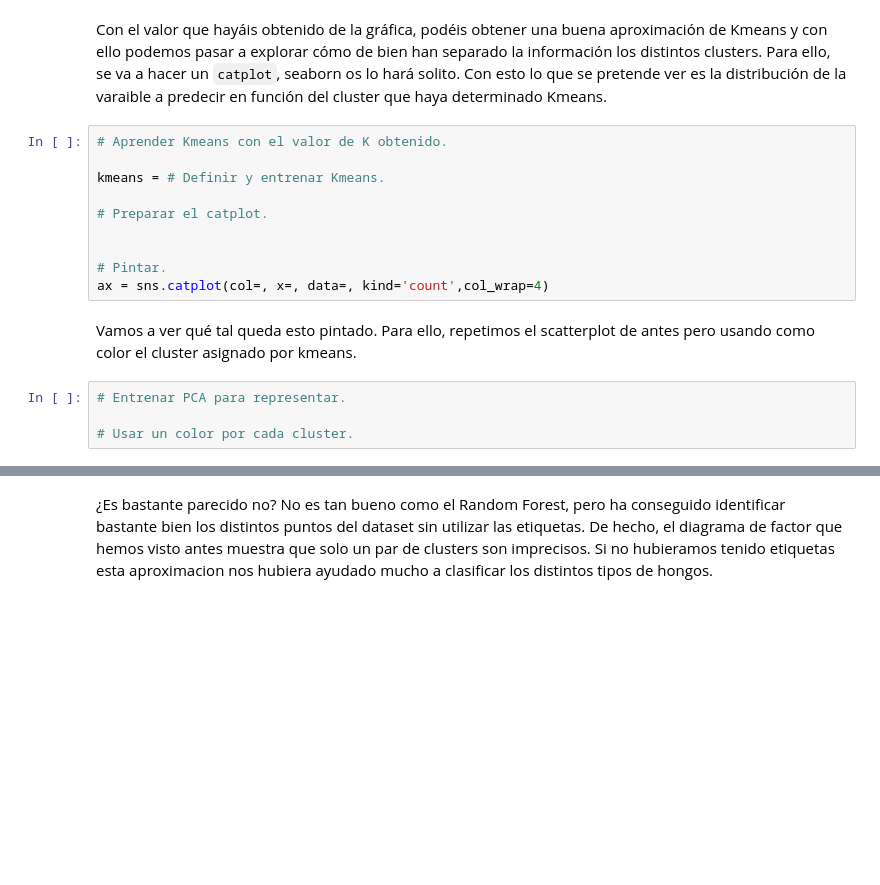
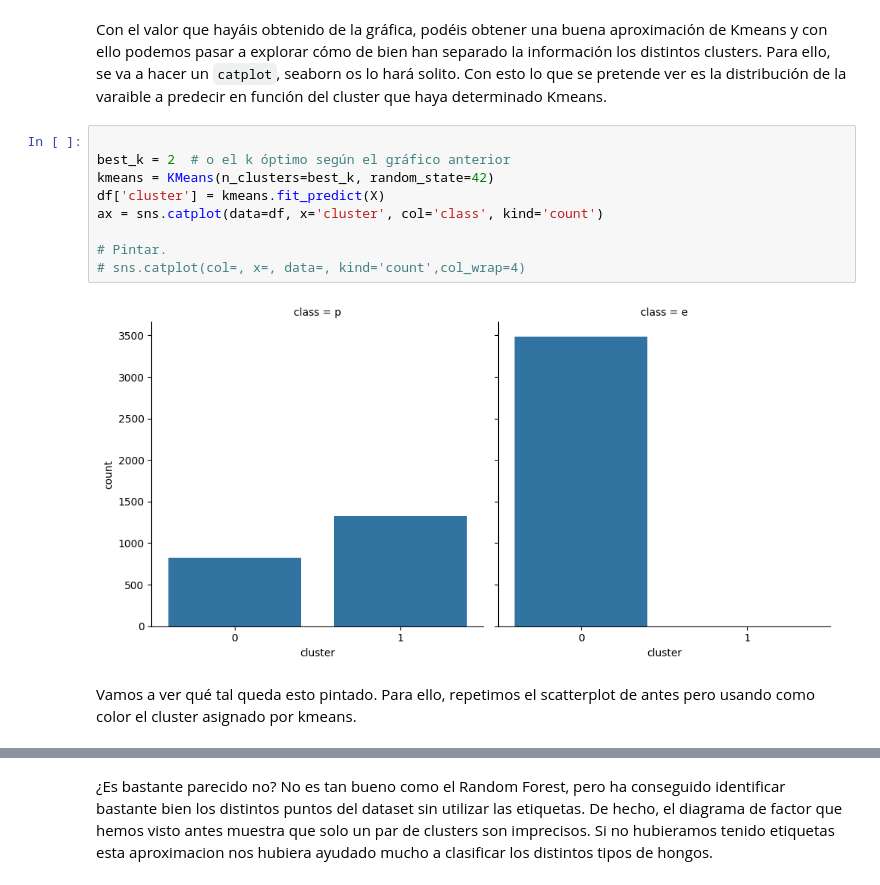
Before and after one commit to merkandez/aprendizaje_no_supervisado, a Jupyter notebook: workshop-clustering-pca.ipynb, the cells around one changed output, grey strips where cells are left out. Drawn from its saved outputs; the diff is of its cells as text; blank space fills up the shorter version.

```diff
--- a/workshop-clustering-pca.ipynb
+++ b/workshop-clustering-pca.ipynb
@@ -131,18 +257,15 @@ sns.lineplot(x=k_values, y=scores)
 # %% [markdown]
 Con el valor que hayáis obtenido de la gráfica, podéis obtener una buena aproximación de Kmeans y con ello podemos pasar a explorar cómo de bien han separado la información los distintos clusters. Para ello, se va a hacer un ``catplot``, seaborn os lo hará solito. Con esto lo que se pretende ver es la distribución de la varaible a predecir en función del cluster que haya determinado Kmeans.
-# %%
-# Aprender Kmeans con el valor de K obtenido.
-
-kmeans = # Definir y entrenar Kmeans.
-
-# Preparar el catplot.
-
-
-# Pintar.
-ax = sns.catplot(col=, x=, data=, kind='count',col_wrap=4)
+# %%
+
+best_k = 2  # o el k óptimo según el gráfico anterior
+kmeans = KMeans(n_clusters=best_k, random_state=42)
+df['cluster'] = kmeans.fit_predict(X)
+ax = sns.catplot(data=df, x='cluster', col='class', kind='count')
+
+# Pintar.
+# sns.catplot(col=, x=, data=, kind='count',col_wrap=4)
+# %% [output]
+[figure, added]
 # %% [markdown]
 Vamos a ver qué tal queda esto pintado. Para ello, repetimos el scatterplot de antes pero usando como color el cluster asignado por kmeans.
-# %%
-# Entrenar PCA para representar.
-
-# Usar un color por cada cluster.
```
Also changed, not shown: parts of 19 cells of this notebook, 1 other file.
